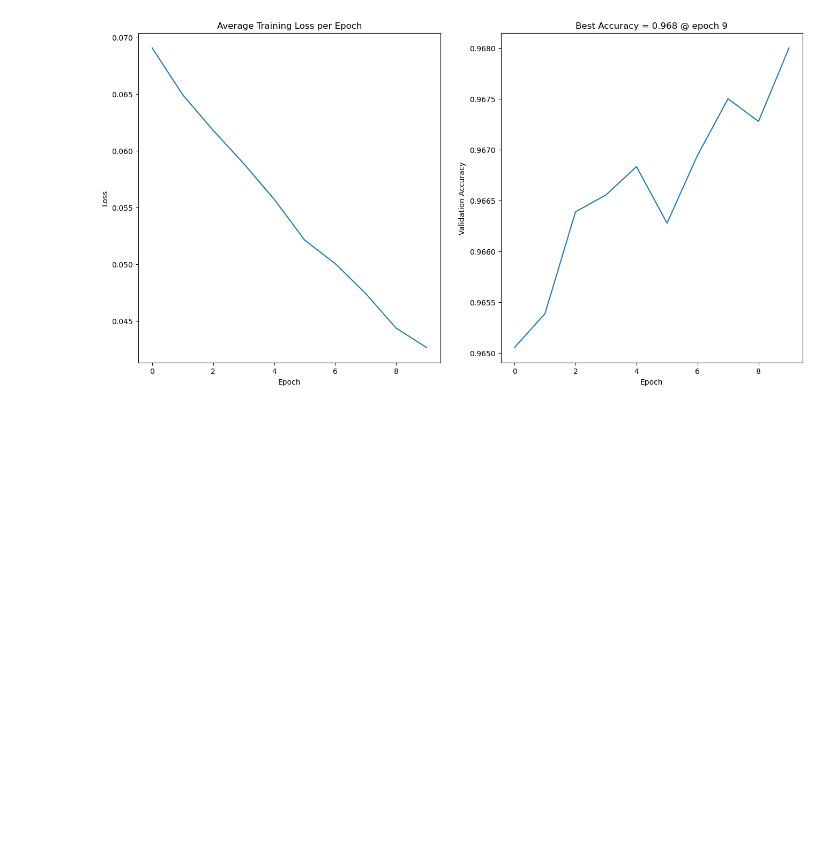
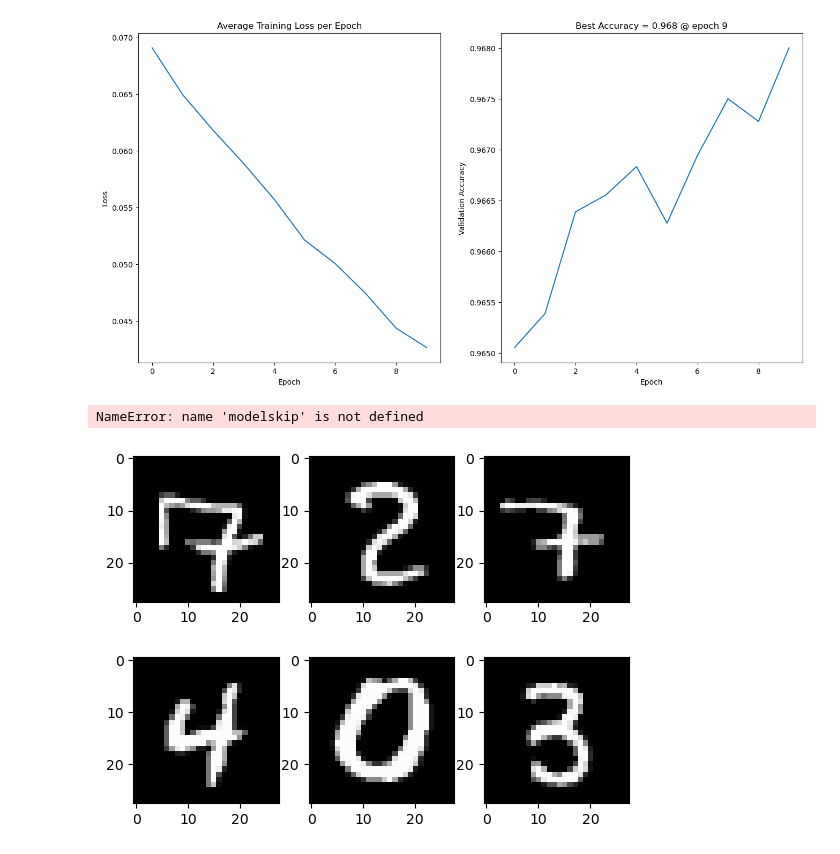
Before and after one commit to lucacicchese/DLA_LABS, a Jupyter notebook: Lab1_Homework.ipynb, the cells around one changed output. Cells and saved outputs as stored; diff of their text form; code cells hidden in the pictures; blank space fills up the shorter version.

```diff
--- a/Lab1_Homework.ipynb
+++ b/Lab1_Homework.ipynb
@@ -383,3 +419,36 @@ Accuracy report on TEST:
    macro avg      0.970     0.971     0.970     10000
 weighted avg      0.971     0.971     0.971     10000
 [figure]
+# %%
+def visualize_filters(model):
+    for name, module in model.named_modules():
+        if isinstance(module, nn.Conv2d):
+            # Recuperiamo i pesi del filtro (weights)
+            filters = module.weight.data.clone().cpu()
+            num_filters = filters.size(0)
+
+            # Determina la dimensione del filtro
+            fig, axes = plt.subplots(1, num_filters, figsize=(15, 5))
+            for i in range(num_filters):
+                ax = axes[i] if num_filters > 1 else axes
+                ax.imshow(filters[i].squeeze().numpy(), cmap='gray')
+                ax.axis('off')
+            plt.show()
+
+# Visualizzare i filtri
+visualize_filters(modelskip)
+# %% [output]
+NameError: name 'modelskip' is not defined
+# %%
+# Tensorboard test
+examples = iter(test_data)
+example_data, example_target = next(examples)
+
+for i in range(6):
+    plt.subplot(2,3,i+1)
+    plt.imshow(example_data[i][0], cmap='gray')
+img_grid = torchvision.utils.make_grid(example_data)
+writer.add_image('mnist_images', img_grid)
+writer.close()
+# %% [output]
+[figure, added]
```
Also changed, not shown: parts of 13 cells of this notebook, 5 other files.
